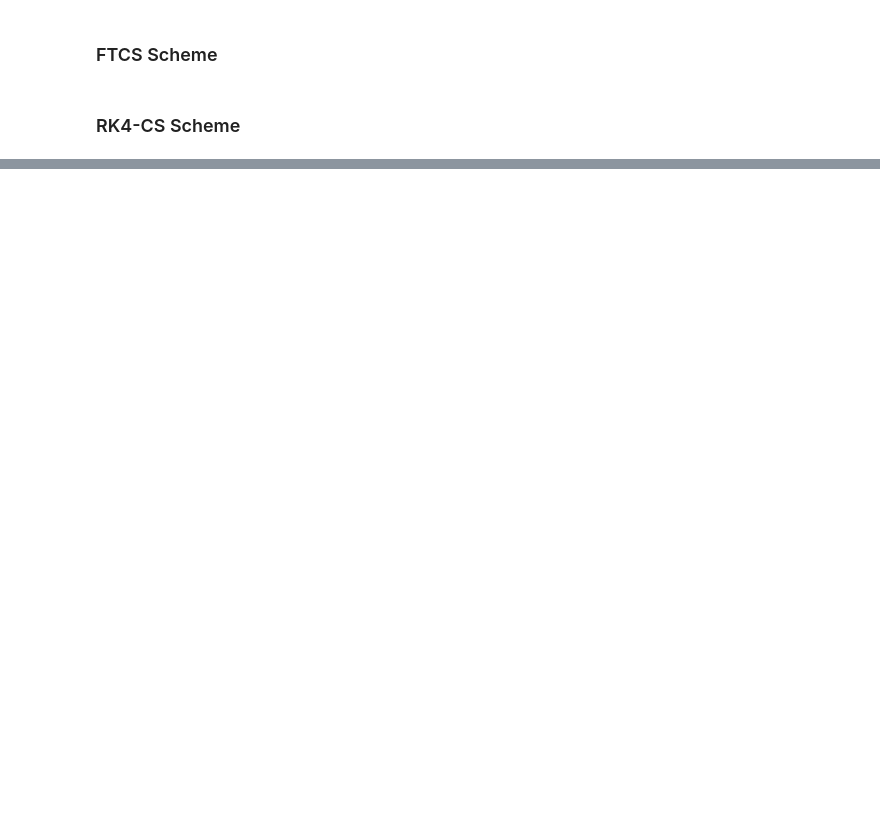
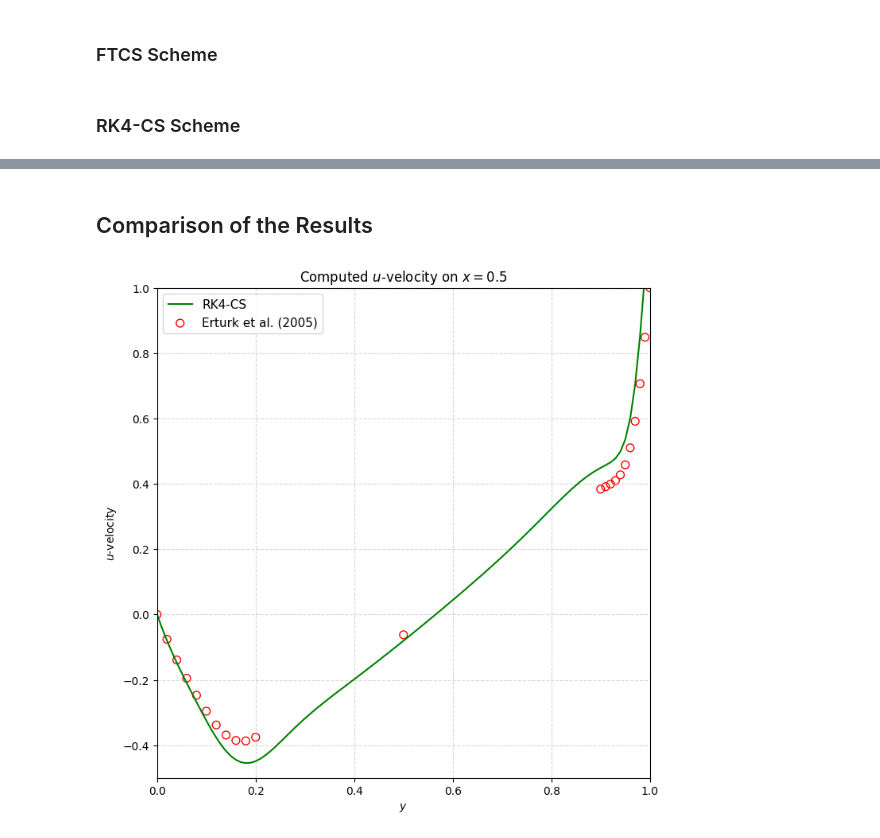
Before and after one commit to Aldiansyah-ar/Thesis, a Jupyter notebook: notebook.ipynb, the cells around one changed output, grey strips where cells are left out. Cells and saved outputs as stored; diff of their text form; code cells hidden in the pictures; blank space fills up the shorter version.

```diff
--- a/notebook.ipynb
+++ b/notebook.ipynb
@@ -12,3 +14,7 @@ import pandas as pd
+# %%
+csv_dir = os.path.join('.', 'output', 'csv')
+fig_dir = os.path.join('.', 'output', 'figure')
+animation_dir = os.path.join('.', 'output', 'animation')
 # %% [markdown]
 ## Fluid Mechanics
 # %% [markdown]
@@ -420,0 +441,2 @@ np.savetxt('omega_init_rk4.csv', omega_init_rk4, delimiter=',')
+# %% [markdown]
+## Comparison of the Results
@@ -420,0 +473,43 @@ np.savetxt('omega_init_rk4.csv', omega_init_rk4, delimiter=',')
+# %%
+# load the results of velocity component from CSV file
+# u_ftcs_laminar = np.loadtxt(os.path.join(csv_dir, 'u_ftcs_laminar.csv'), delimiter=',')
+# v_ftcs_laminar = np.loadtxt(os.path.join(csv_dir, 'v_ftcs_laminar.csv'), delimiter=',')
+
+u_rk4_laminar = np.loadtxt(os.path.join(csv_dir, 'u_rk4_laminar.csv'), delimiter=',')
+v_rk4_laminar = np.loadtxt(os.path.join(csv_dir, 'v_rk4_laminar.csv'), delimiter=',')
+# %%
+# plot of the u-velocity
+nx, ny = u_rk4_laminar.shape
+y_simulation = np.linspace(0, 1, ny)
+x_mid_index = nx//2
+# u_selected_ftcs = u_ftcs_laminar[:, x_mid_index]
+u_selected_rk4 = u_rk4_laminar[:, x_mid_index]
+
+y_erturk = np.array([0.00, 0.02, 0.04, 0.06, 0.08, 0.10, 0.12, 0.14, 0.16, 0.18, 0.20, 0.50, 0.90,
+                   0.91, 0.92, 0.93, 0.94, 0.95, 0.96, 0.97, 0.98, 0.99, 1.00])
+
+u_erturk_laminar = np.array([0.00, -0.0757, -0.1392, -0.1951, -0.2472, -0.2960, -0.3381, -0.3690, -0.3854, -0.3869, -0.3756, -0.0620, 0.3838, 0.3913,
+                   0.3993, 0.4101, 0.4276, 0.4582, 0.5102, 0.5917, 0.7065, 0.8486, 1.00])
+
+u_erturk_turbulent = np.array([0.00, -0.2223, -0.3480, -0.4272, -0.4419, -0.4168, -0.3876, -0.3652, -0.3467, -0.3285, -0.3100, -0.0319, 0.4155,
+                    0.4307, 0.4452, 0.4582, 0.4683, 0.4738, 0.4739, 0.4749, 0.5159, 0.6866, 1.00])
+
+plt.figure(figsize=(8, 8))
+
+# plt.plot(y_simulation, u_selected_ftcs, label='FTCS', color='blue')
+# plt.plot(y_simulation, u_selected_rk4, label='RK4-CS', color='green', linestyle='dashed')
+plt.plot(y_simulation, u_selected_rk4, label='RK4-CS', color='green')
+plt.scatter(y_erturk, u_erturk_laminar, color='red', marker='o', facecolors='none', edgecolors='red',
+            s=50, label='Erturk et al. (2005)')
+
+plt.title('Computed $u$-velocity on $x=0.5$')
+plt.xlabel('$y$')
+plt.ylabel('$u$-velocity')
+plt.grid(True, linestyle='--', alpha=0.5)
+plt.legend(loc='best', fontsize=11)
+plt.xlim([0.0, 1.0])
+plt.ylim([-0.5, 1.0])
+plt.savefig(os.path.join(fig_dir, 'u_velocity.png'))
+plt.show()
+# %% [output]
+[figure, added]
```
Also changed, not shown: parts of 17 cells of this notebook, 29 other files.
